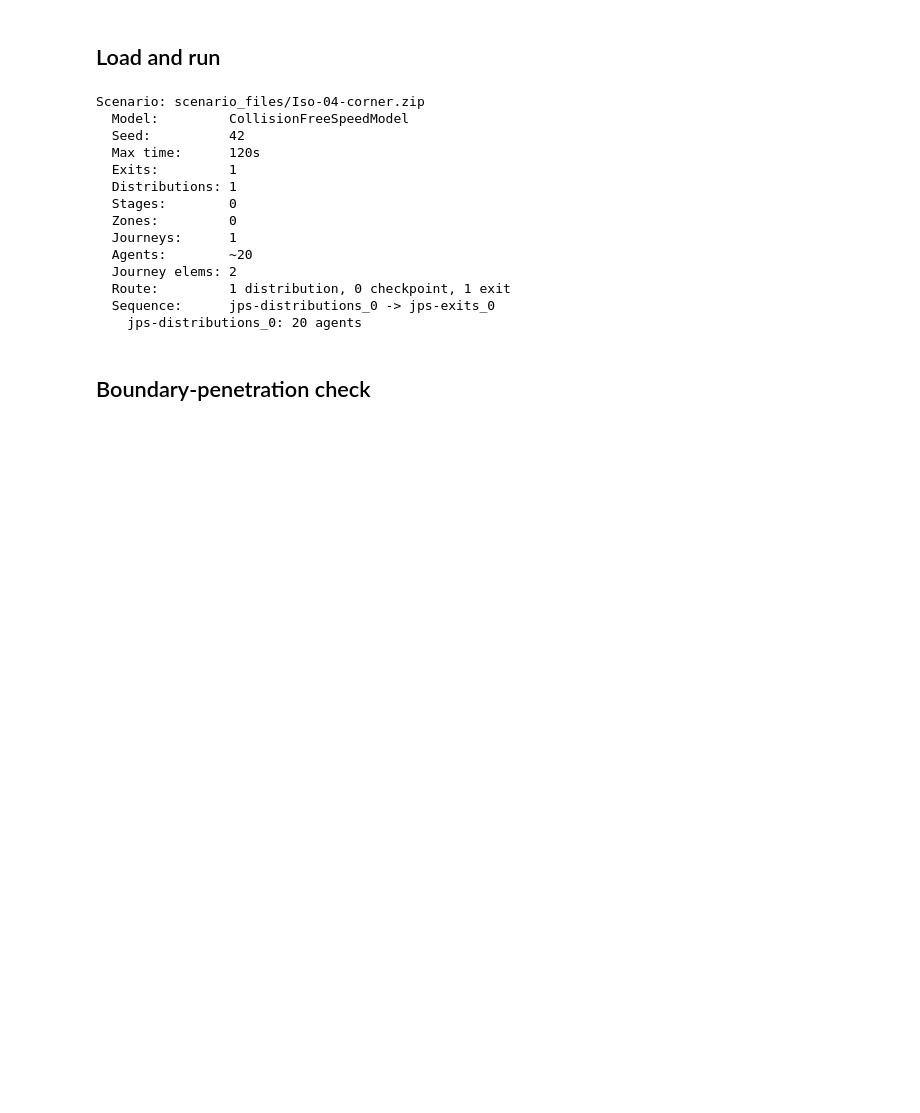
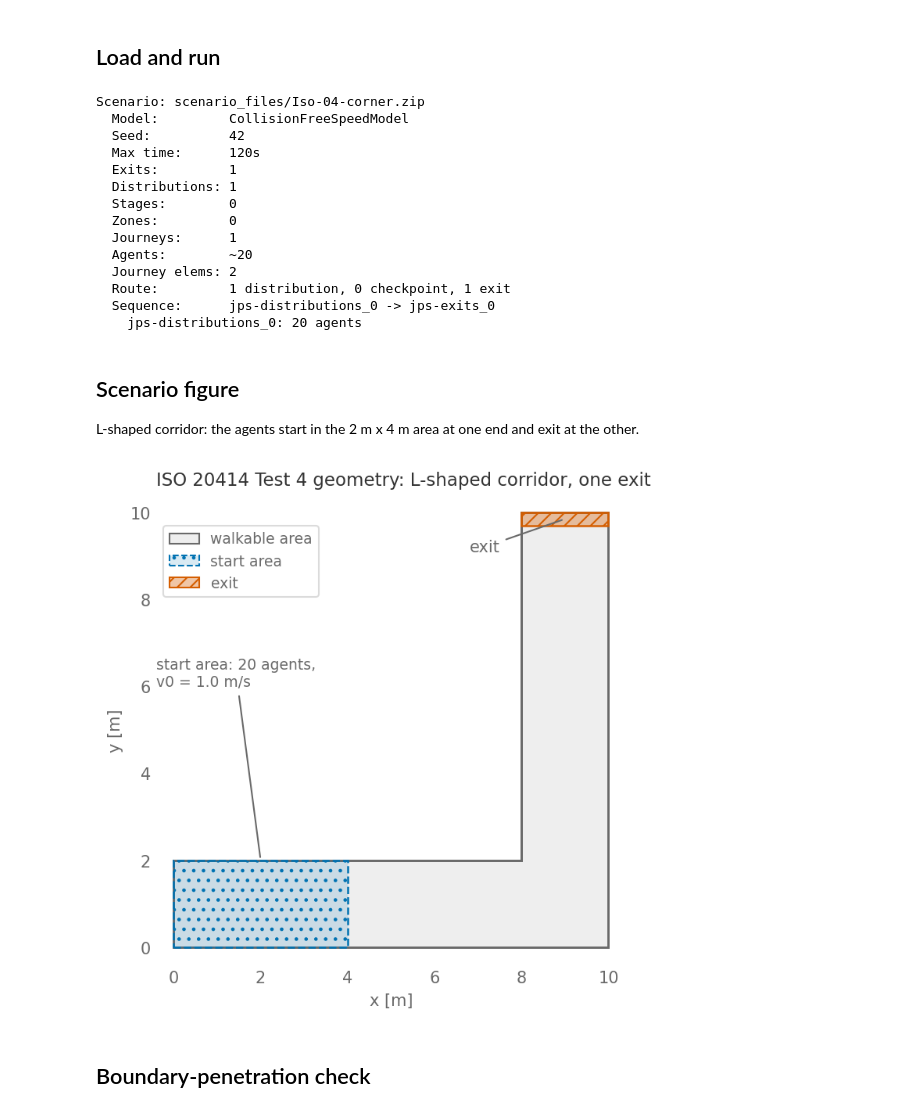
Before and after one commit to PedestrianDynamics/jupedsim-web-community, a Jupyter notebook: standards/iso/iso04_corner.ipynb, the cells around one changed output. Saved outputs shown, nothing was run; the diff lists cells and outputs as text; code cells hidden in the pictures; blank space fills up the shorter version.

```diff
--- a/standards/iso/iso04_corner.ipynb
+++ b/standards/iso/iso04_corner.ipynb
@@ -51,6 +121,32 @@ Scenario: scenario_files/Iso-04-corner.zip
   Route:         1 distribution, 0 checkpoint, 1 exit
   Sequence:      jps-distributions_0 -> jps-exits_0
     jps-distributions_0: 20 agents
+# %% [markdown]
+## Scenario figure
+
+L-shaped corridor: the agents start in the 2 m x 4 m area at one end and exit at the other.
+# %%
+# Scenario geometry from the loaded ZIP.
+from shapely.geometry import Polygon
+with plt.rc_context(VV_RC):
+    fig, ax = plt.subplots(figsize=(5.6, 5.2))
+    handles = vv_draw_scenario(ax, scenario)
+    for dist in scenario.distributions.values():
+        poly = Polygon(dist["coordinates"])
+        p = dist["parameters"]
+        ax.annotate(f"start area: {p['number']} agents,\nv0 = {p['v0']} m/s",
+                    xy=(poly.centroid.x, poly.bounds[3]), xytext=(0.0, 0.62), textcoords="axes fraction",
+                    ha="left", va="center", color="dimgrey", fontsize=9,
+                    arrowprops={"arrowstyle": "-", "color": "dimgrey"})
+    for ex in scenario.exits.values():
+        e = Polygon(ex["coordinates"]).centroid
+        ax.annotate("exit", xy=(e.x, e.y), xytext=(-40, -20), textcoords="offset points",
+                    ha="right", color="dimgrey", arrowprops={"arrowstyle": "-", "color": "dimgrey"})
+    ax.set_title("ISO 20414 Test 4 geometry: L-shaped corridor, one exit", loc="left")
+    ax.legend(handles=handles, loc="upper left", bbox_to_anchor=(0.0, 0.95))
+    plt.show()
+# %% [output]
+[figure, added]
 # %% [markdown]
 ## Boundary-penetration check
 # %%
```
Also changed, not shown: parts of 4 cells of this notebook, 38 other files.
